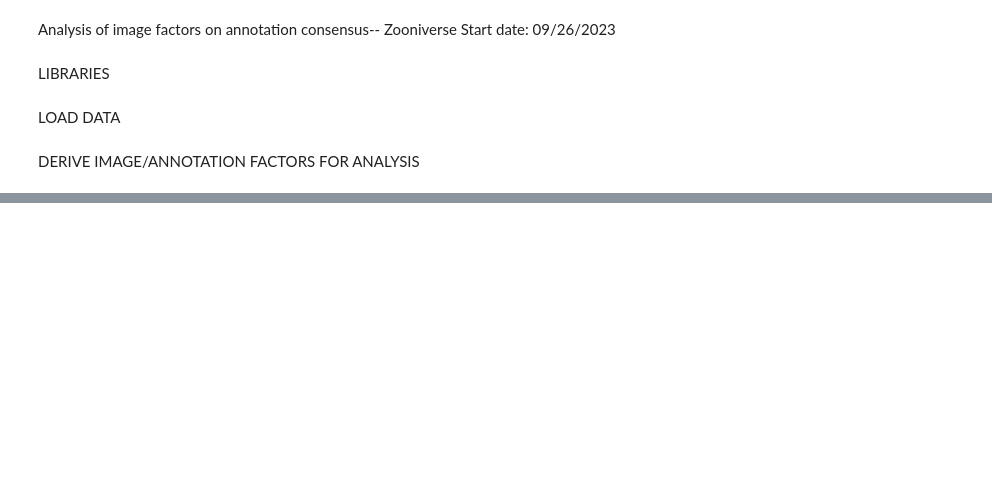
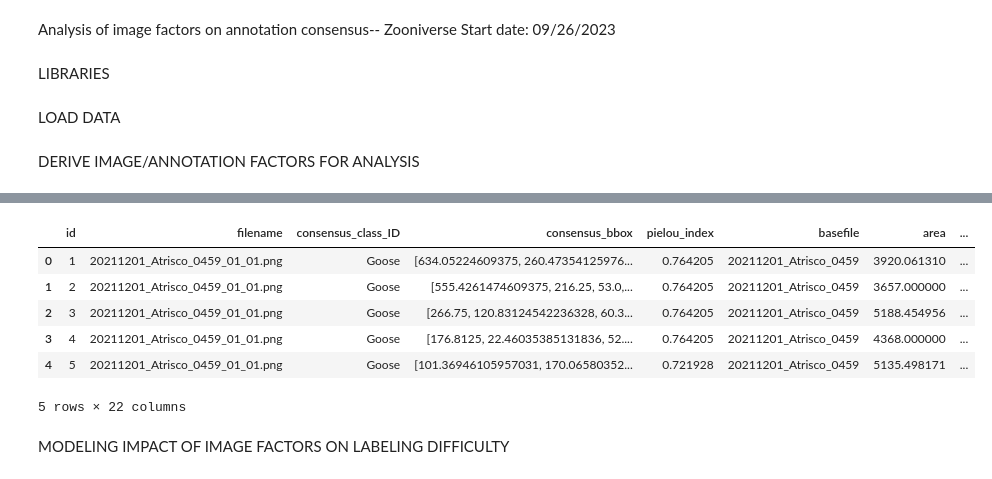
Before and after one commit to ASPIRE-collab/drones4ducks-optimizing, a Jupyter notebook: utils/texture/annotationfactors_crowd.ipynb, the cells around one changed output, grey strips where cells are left out. Drawn from its saved outputs; the diff is of its cells as text; code cells hidden in the pictures; blank space fills up the shorter version.

Commit message:
crowd texture calcs, model

```diff
--- a/utils/texture/annotationfactors_crowd.ipynb
+++ b/utils/texture/annotationfactors_crowd.ipynb
@@ -154,7 +158,7 @@ def count_neighbors(row, df):
 df['num_neighbors'] = df.apply(lambda row: count_neighbors(row, df), axis=1)
 # %%
 #TOTAL NUMBER OF BIRDS PER IMAGE
-df['density'] = df.groupby('filename')['bbox'].transform('count')
+df['density'] = df.groupby('filename')['consensus_bbox'].transform('count')
 # %%
 #DISTANCE OF TARGET FROM IMAGE CENTER-- in meters
 
@@ -208,0 +356,16 @@ df = merged_df
+# %%
+#Merge the basic GCLM to the main dataframe
+path1 = "E:\\imagefactors\\data\\gclm_crowd.csv"
+with open(path1) as f1:
+  gclm_crowd = pd.read_csv(f1)
+
+df = pd.merge(df, gclm_crowd, on=["id", "filename"], how="left")
+df.head()
+# %% [output]
+|  | id | filename | consensus_class_ID | consensus_bbox | pielou_index | basefile | area | ... |
+| 0 | 1 | 20211201_Atrisco_0459_01_01.png | Goose | [634.05224609375, 260.47354125976... | 0.764205 | 20211201_Atrisco_0459 | 3920.061310 | ... |
+| 1 | 2 | 20211201_Atrisco_0459_01_01.png | Goose | [555.4261474609375, 216.25, 53.0,... | 0.764205 | 20211201_Atrisco_0459 | 3657.000000 | ... |
+| 2 | 3 | 20211201_Atrisco_0459_01_01.png | Goose | [266.75, 120.83124542236328, 60.3... | 0.764205 | 20211201_Atrisco_0459 | 5188.454956 | ... |
+| 3 | 4 | 20211201_Atrisco_0459_01_01.png | Goose | [176.8125, 22.46035385131836, 52.... | 0.764205 | 20211201_Atrisco_0459 | 4368.000000 | ... |
+| 4 | 5 | 20211201_Atrisco_0459_01_01.png | Goose | [101.36946105957031, 170.06580352... | 0.721928 | 20211201_Atrisco_0459 | 5135.498171 | ... |
+5 rows × 22 columns
@@ -435,0 +381,2 @@ calculate_texture_metrics_for_directory(image_dir, csv_file)
+# %% [markdown]
+MODELING IMPACT OF IMAGE FACTORS ON LABELING DIFFICULTY
```
Also changed, not shown: parts of 20 cells of this notebook, 2 other files.
